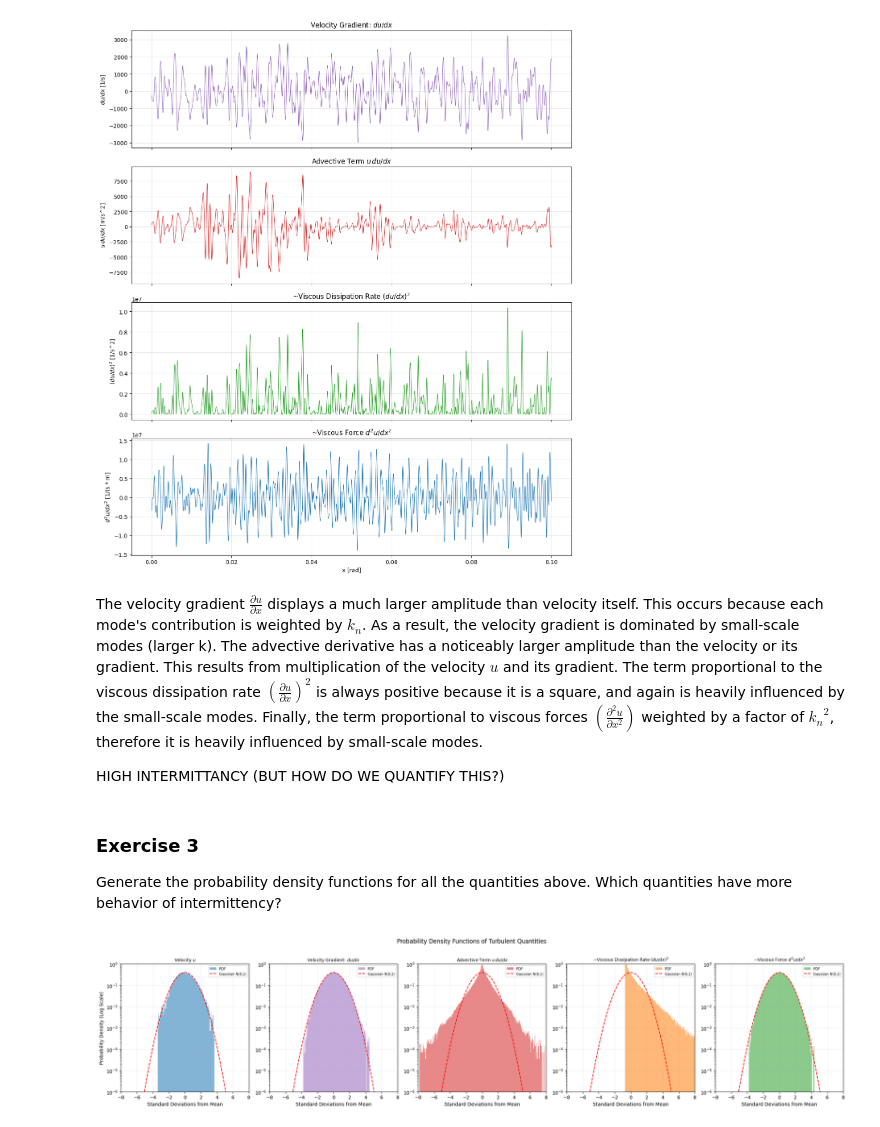
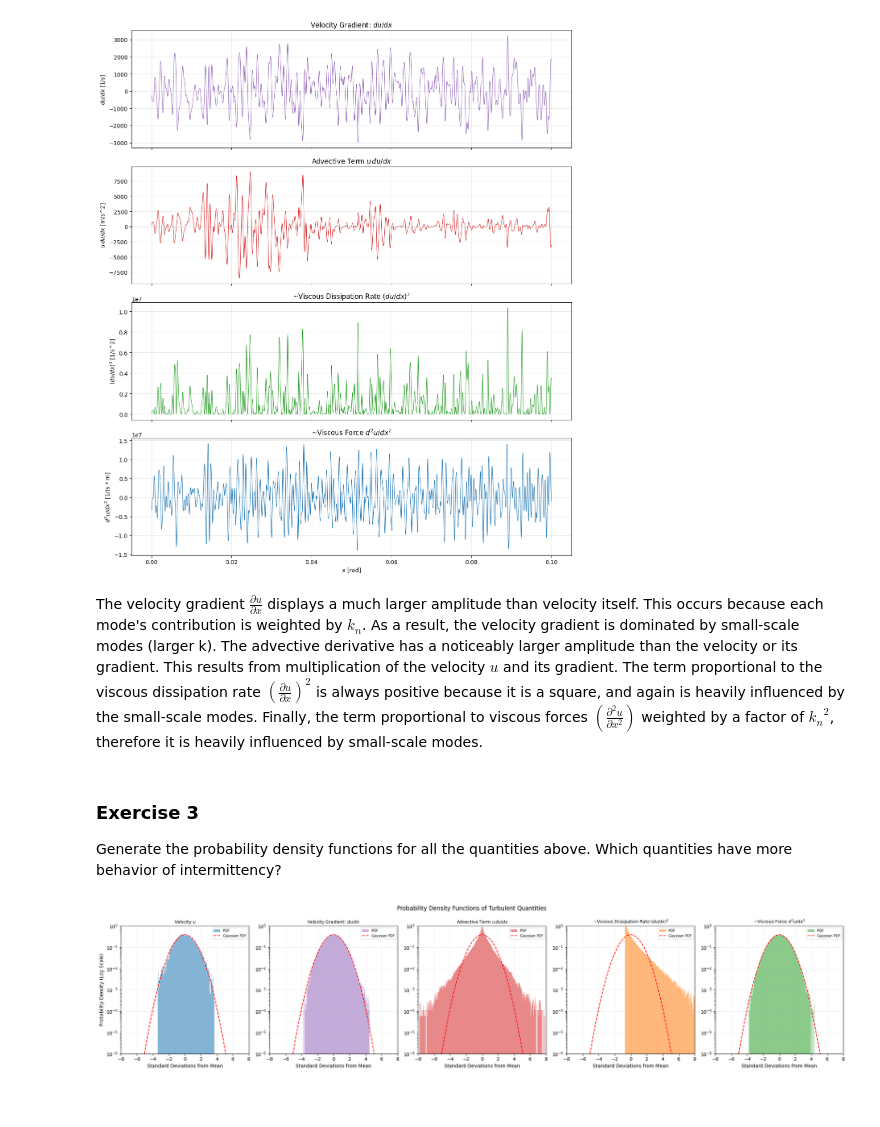
Before and after one commit to cjdipietrantonio/ME5311, a Jupyter notebook: other/flipclassrooomexcercises/02/scale_separation copy 2.ipynb, the cells around one changed output. Drawn from its saved outputs; the diff is of its cells as text; code cells hidden in the pictures; blank space fills up the shorter version.

```diff
--- a/other/flipclassrooomexcercises/02/scale_separation copy 2.ipynb
+++ b/other/flipclassrooomexcercises/02/scale_separation copy 2.ipynb
@@ -381,8 +381,6 @@ plt.show()
 [figure]
 # %% [markdown]
 The velocity gradient $\frac{\partial u}{\partial x}$ displays a much larger amplitude than velocity itself. This occurs because each mode's contribution is weighted by $k_n$. As a result, the velocity gradient is dominated by small-scale modes (larger k). The advective derivative has a noticeably larger amplitude than the velocity or its gradient. This results from multiplication of the velocity $u$ and its gradient. The term proportional to the viscous dissipation rate $\left( \frac{\partial u}{\partial x} \right)^2$ is always positive because it is a square, and again is heavily influenced by the small-scale modes. Finally, the term proportional to viscous forces $\left( \frac{\partial^2 u}{\partial x^2}\right)$ weighted by a factor of ${k_n}^2$, therefore it is heavily influenced by small-scale modes.
-
-HIGH INTERMITTANCY (BUT HOW DO WE QUANTIFY THIS?)
 # %% [markdown]
 ### Exercise 3
 
@@ -390,43 +388,42 @@ Generate the probability density functions for all the quantities above. Which q
 # %%
 quantities = [
      (u_total,      r"Velocity $u$",                            'tab:blue'),
      (du_dx,        r"Velocity Gradient: $du/dx$",              'tab:purple'),
      (advective,    r"Advective Term $u\,du/dx$",               'tab:red'),
      (diss_rate,    r"~Viscous Dissipation Rate $(du/dx)^2$",   'tab:orange'),
      (d2u_dx2,      r"~Viscous Force $d^2u/dx^2$",              'tab:green')
 ]
 
-fig, axs = plt.subplots(1, 5, figsize =(22, 5)) #WHY BIGGER EACH TIME?
+fig, axs = plt.subplots(1, 5, figsize =(22, 5))
 
-# standard gaussian reference (WHAT IS THIS WHY IS IT HERE)
-# 8 sigma for mean of 0 and sigma = 1
+# 8 sigma for mean = 0 and sigma = 1
 z_ref = np.linspace(-8, 8, 500)
 
-# Gaussian PDF formula (WHAT IS THIS AND WHERE DOES IT COME FORM AND WHAT DOES IT DO)
+# Gaussian PDF formula for mean = 0 and sigma = 1
 gauss = np.exp(-0.5 * z_ref**2) / np.sqrt(2 * PI)
 
-for ax, (data, label, color) in zip(axs, quantities): #WHY ZIP
+for ax, (data, label, color) in zip(axs, quantities):
 
-     # standardize the data to zero mean, unit variance (WHAT DOES THIS MEAN)
+     # standardize the data
      z = (data - data.mean()) / data.std() #WHY
 
-     # plot histogram
-     ax.hist(z, bins=300, density=True, color=color, alpha=0.55, label='PDF')
+     # plot histogram for each quantity
+     ax.hist(z, bins=500, density=True, color=color, alpha=0.55, label='PDF')
 
-     # overlay gaussian reference
-     ax.plot(z_ref, gauss, 'r--', lw=1.5, label='Gaussian N(0,1)') #WHY N(0,1)??
+     # overlay Gaussian PDF
+     ax.plot(z_ref, gauss, 'r--', lw=1.5, label='Gaussian PDF')
 
      ax.set_title(label, fontsize=9)
-     ax.set_xlabel("Standard Deviations from Mean") #WHY
-     ax.set_yscale('log') # log scale to explose tails clearly (WHY? WHAT IS THIS?)
-     ax.set_ylim(1e-6, 1) # set floor at 1e-6 (below this = no data in bin) WHY?
-     ax.set_xlim(-8, 8)  # WHY
+     ax.set_xlabel("Standard Deviations from Mean")
+     ax.set_yscale('log') # log scale to explose tails clearly
+     ax.set_ylim(1e-6, 1)
+     ax.set_xlim(-8, 8)
      ax.grid(True, alpha=0.2)
      ax.legend(fontsize=7)
 
 axs[0].set_ylabel("Probability Density (Log Scale)")
-plt.suptitle("Probability Density Functions of Turbulent Quantities", fontsize=12, y=1.01) #WHAT IS y=1.01?
-plt.tight_layout() #WHAT IS THIS?
-plt.show() #WHAT IS THIS?
+plt.suptitle("Probability Density Functions of Turbulent Quantities", fontsize=12)
+plt.tight_layout()
+plt.show()
 # %% [output]
-[figure, old version]
+[figure, new version]
```
Also changed, not shown: parts of 5 cells of this notebook.
